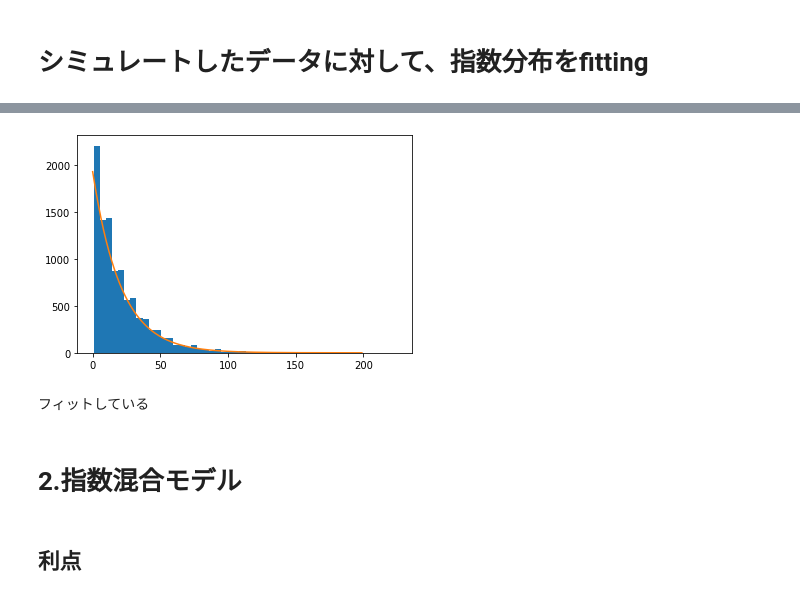
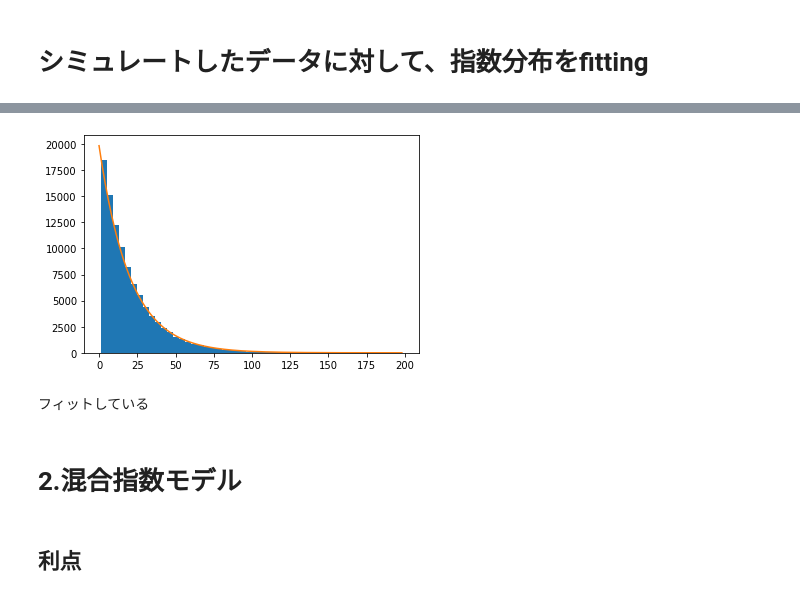
Before and after one commit to hidawa/theory_and_programming, a Jupyter notebook: ExponentialMixtureModels.ipynb, the cells around one changed output, grey strips where cells are left out. Saved outputs shown, nothing was run; the diff lists cells and outputs as text; code cells hidden in the pictures.

```diff
--- a/ExponentialMixtureModels.ipynb
+++ b/ExponentialMixtureModels.ipynb
@@ -44,17 +49,25 @@ class ExpDistribution:
 # %%
 # 確率一定でランダムに起きる事象をシミュレーション
-def rand_event(size = 10000,event_p = 0.05):
-    x = np.zeros(size)
+def rand_event(size_N = 5000,event_p = 0.05):
+    x = np.zeros(size_N)
     j = 0
+    # 今回は観測打ち切りはない
     #for j in range(int(1/event_p) *100):
     while np.any(x == 0):
         j += 1
-        for i in range(size):
-            if (np.random.binomial(n = 1,p = event_p) == 1) & (x[i] == 0):
-                x[i] = j
+        # 遅いのでnumpy使う
+#         for i in range(size):
+#             if (np.random.binomial(n = 1,p = event_p) == 1) & (x[i] == 0):
+#                 x[i] = j
+        y = np.random.binomial(n = 1,p = event_p,size = size_N)*j
+
+        x = np.where((y != 0) & (x ==0),y,x)
+
     return x
+# %%
+np.random.seed(0)
+x = rand_event(size_N = 100000,event_p=0.05)
 # %%
-x = rand_event()
 plt.hist(x,bins = 50)
 plt.show()
 # %% [output]
@@ -63,6 +76,6 @@ plt.show()
 ## 指数分布とポアソン過程を比べる
 # %%
 # 連続した整数
-y = np.arange(200)
-Exp_object = ExpDistribution()
+y = np.arange(np.max(x))
+Exp_object = ExpDistribution(param_la=0.1)
 # %%
@@ -84,14 +100,16 @@ plt.plot(Exp_object.PDF(y)*1000)
 # %%
+size_N = 100000
 bins_num = 50
+dt = np.max(x) / bins_num
 plt.hist(x,bins = bins_num)
-plt.plot(Exp_object.PDF(y) * (bins_num-10) * 1000)
+plt.plot(Exp_object.PDF(y) * size_N *dt)
 plt.show()
 # %% [output]
-[figure, old version]
+[figure, new version]
 # %% [markdown]
 フィットしている
 # %% [markdown]
-# 2.指数混合モデル
+# 2.混合指数モデル
 # %% [markdown]
 ## 利点
 # %% [markdown]
```
Also changed, not shown: parts of 29 cells of this notebook.
